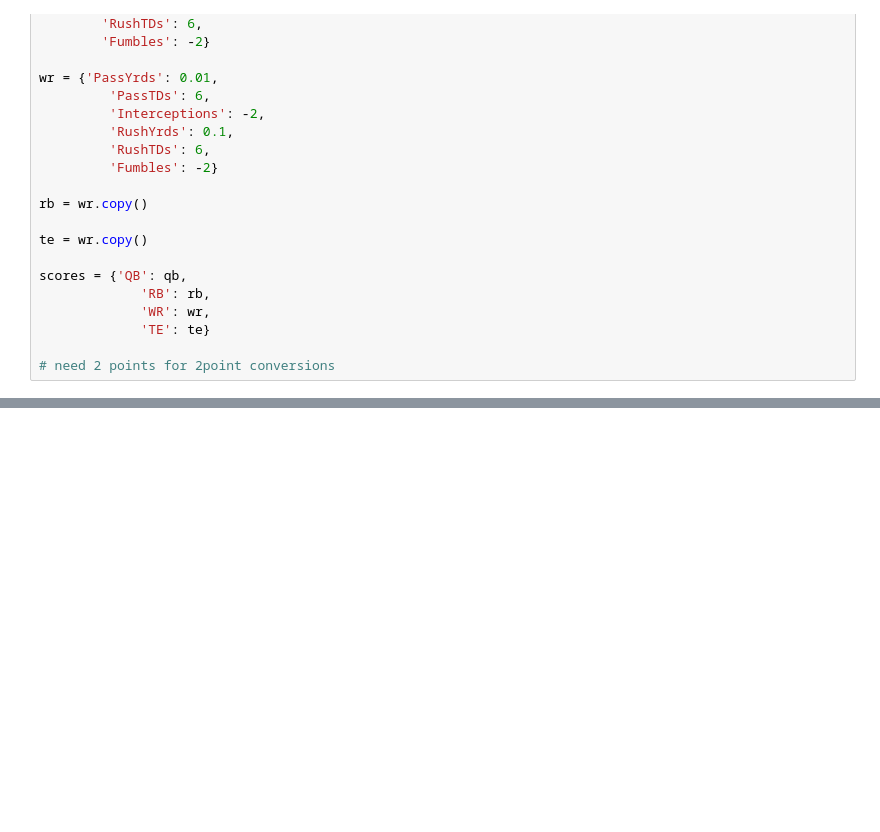
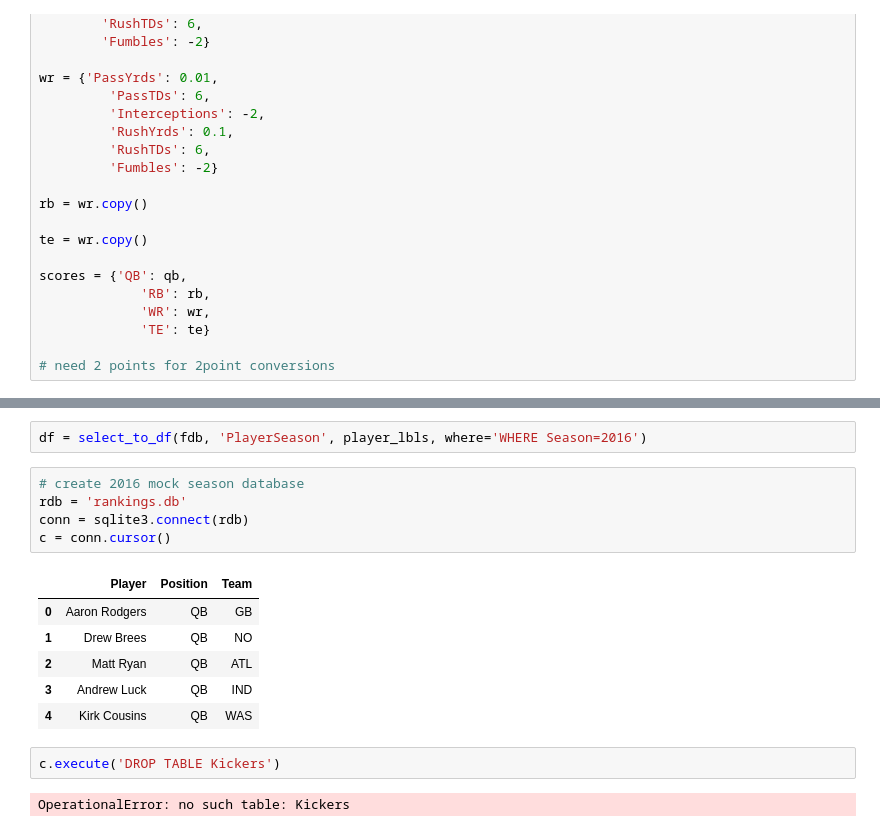
Before and after one commit to ktanemura/Gridiron-Guru, a Jupyter notebook: PlayerRanking/Fantasy Ranking.ipynb, the cells around one changed output, grey strips where cells are left out. Saved outputs shown, nothing was run; the diff lists cells and outputs as text; blank space fills up the shorter version.

```diff
--- a/PlayerRanking/Fantasy Ranking.ipynb
+++ b/PlayerRanking/Fantasy Ranking.ipynb
@@ -45,0 +121,18 @@ def score_row(row, score_metrics):
+# %%
+df = select_to_df(fdb, 'PlayerSeason', player_lbls, where='WHERE Season=2016')
+# %%
+# create 2016 mock season database
+rdb = 'rankings.db'
+conn = sqlite3.connect(rdb)
+c = conn.cursor()
+# %% [output]
+|  | Player | Position | Team |
+| 0 | Aaron Rodgers | QB | GB |
+| 1 | Drew Brees | QB | NO |
+| 2 | Matt Ryan | QB | ATL |
+| 3 | Andrew Luck | QB | IND |
+| 4 | Kirk Cousins | QB | WAS |
+# %%
+c.execute('DROP TABLE Kickers')
+# %% [output]
+OperationalError: no such table: Kickers
```
Also changed, not shown: parts of 21 cells of this notebook, 1 other file.
